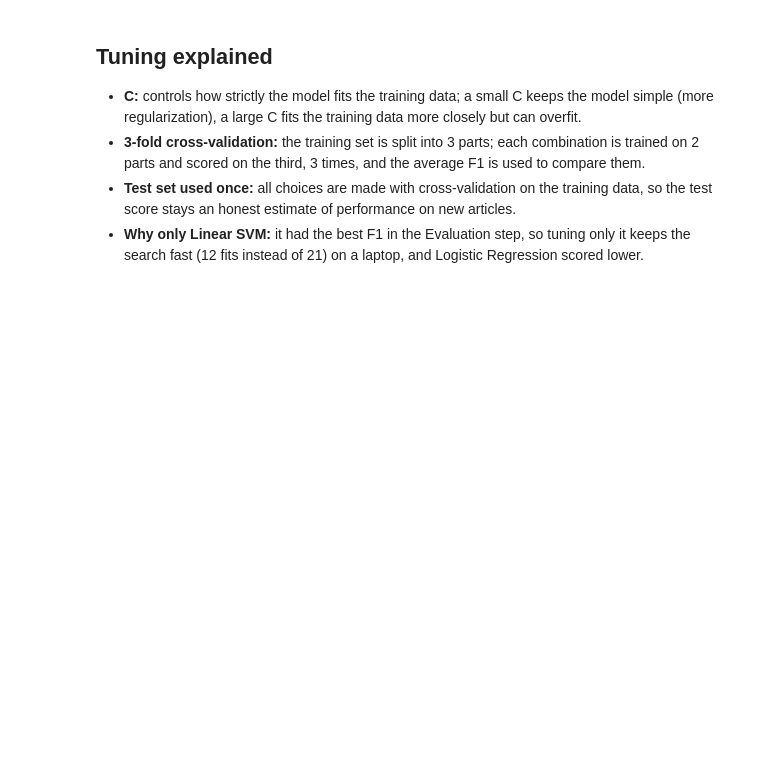
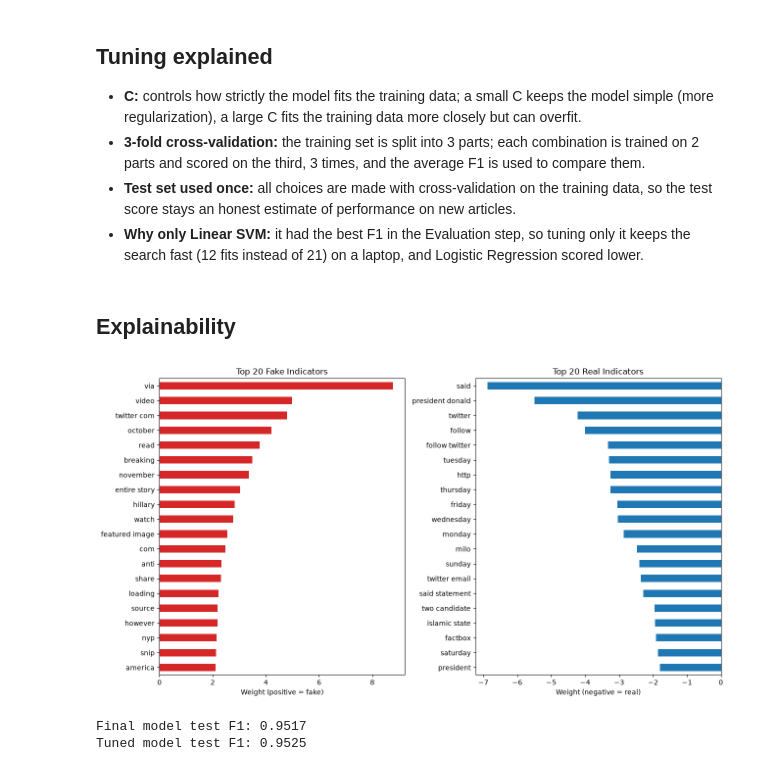
Before and after one commit to tanishqqjoshii-sys/Fake-News-Detection, a Jupyter notebook: notebooks/02_classical_models.ipynb, the cells around one changed output. Cells and saved outputs as stored; diff of their text form; code cells hidden in the pictures; blank space fills up the shorter version.

Commit message:
add explainability

```diff
--- a/notebooks/02_classical_models.ipynb
+++ b/notebooks/02_classical_models.ipynb
@@ -407,3 +410,50 @@ Saved best_params.json: {'model': 'Linear SVM', 'C': 0.5}
 - **3-fold cross-validation:** the training set is split into 3 parts; each combination is trained on 2 parts and scored on the third, 3 times, and the average F1 is used to compare them.
 - **Test set used once:** all choices are made with cross-validation on the training data, so the test score stays an honest estimate of performance on new articles.
 - **Why only Linear SVM:** it had the best F1 in the Evaluation step, so tuning only it keeps the search fast (12 fits instead of 21) on a laptop, and Logistic Regression scored lower.
+# %% [markdown]
+## Explainability
+# %%
+# Word weights from the tuned TF-IDF + Linear SVM
+tuned_tfidf = grid.best_estimator_.named_steps["tfidf"]
+tuned_svm = grid.best_estimator_.named_steps["clf"]
+weights = pd.Series(tuned_svm.coef_[0], index=tuned_tfidf.get_feature_names_out())
+
+# Highest weights push towards fake (1), lowest push towards real (0)
+top_fake = weights.sort_values().tail(20)
+top_real = weights.sort_values().head(20).sort_values(ascending=False)  # most negative at the top
+
+fig, axes = plt.subplots(1, 2, figsize=(13, 7))
+
+top_fake.plot(kind="barh", ax=axes[0], color="tab:red")
+axes[0].set_title("Top 20 Fake Indicators")
+axes[0].set_xlabel("Weight (positive = fake)")
+
+top_real.plot(kind="barh", ax=axes[1], color="tab:blue")
+axes[1].set_title("Top 20 Real Indicators")
+axes[1].set_xlabel("Weight (negative = real)")
+
+plt.tight_layout()
+plt.savefig(FIG_DIR + "top_words.png", dpi=150, bbox_inches="tight")
+plt.show()
+# %% [output]
+[figure, added]
+# %%
+# Best C from the tuning step
+with open(REPORT_DIR + "best_params.json") as f:
+    best_C = json.load(f)["C"]
+
+# LinearSVC has no probabilities, so calibration adds them
+# for LIME and for the confidence % in the app
+final_model = Pipeline([
+    ("tfidf", TfidfVectorizer(**TFIDF_PARAMS)),
+    ("clf", CalibratedClassifierCV(LinearSVC(C=best_C, random_state=42), cv=3)),
+])
+final_model.fit(X_train, y_train)
+
+# Should be close to the tuned model's test F1
+final_pred = final_model.predict(X_test)
+print("Final model test F1:", round(f1_score(y_test, final_pred), 4))
+print("Tuned model test F1:", results.loc[f"Tuned {tuned_name}", "F1"])
+# %% [output]
+Final model test F1: 0.9517
+Tuned model test F1: 0.9525
```
Also changed, not shown: parts of 7 cells of this notebook, 4 other files.
